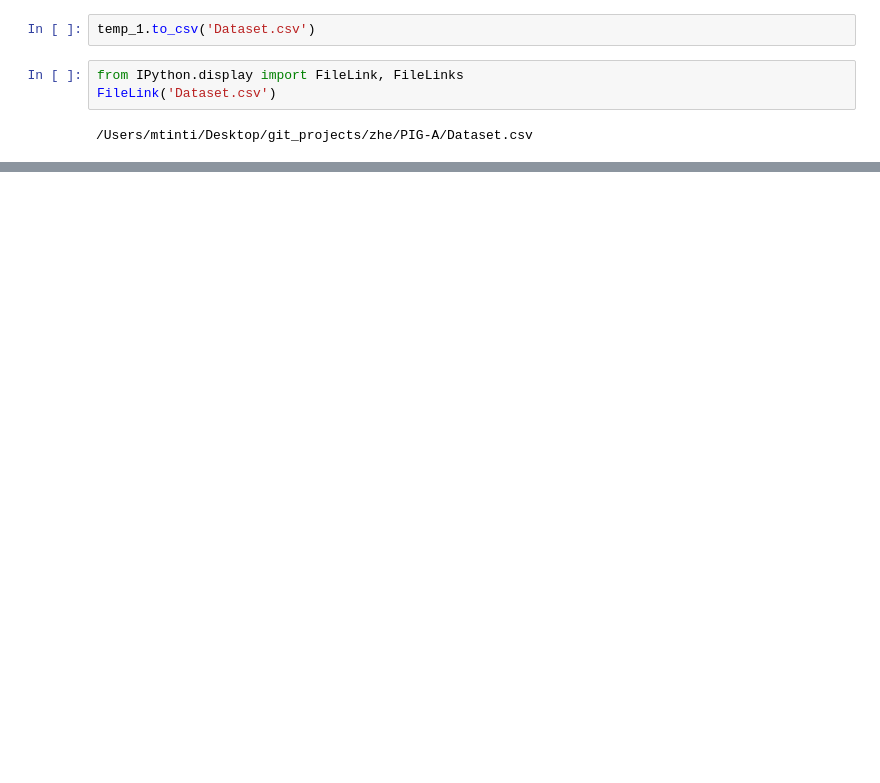
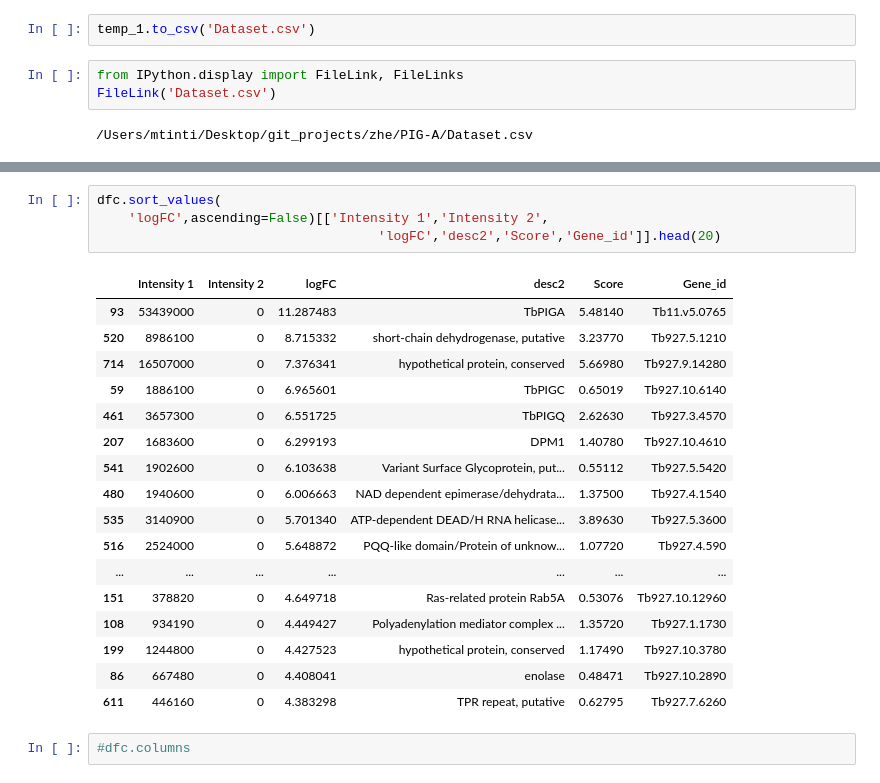
Before and after one commit to mtinti/TbGPI3, a Jupyter notebook: analysis_def.ipynb, the cells around one changed output, grey strips where cells are left out. Saved outputs shown, nothing was run; the diff lists cells and outputs as text; blank space fills up the shorter version.

```diff
--- a/analysis_def.ipynb
+++ b/analysis_def.ipynb
@@ -548,0 +608,24 @@ FileLink('Dataset.csv')
+# %%
+dfc.sort_values(
+    'logFC',ascending=False)[['Intensity 1','Intensity 2',
+                                    'logFC','desc2','Score','Gene_id']].head(20)
+# %% [output]
+|  | Intensity 1 | Intensity 2 | logFC | desc2 | Score | Gene_id |
+| 93 | 53439000 | 0 | 11.287483 | TbPIGA | 5.48140 | Tb11.v5.0765 |
+| 520 | 8986100 | 0 | 8.715332 | short-chain dehydrogenase, putative | 3.23770 | Tb927.5.1210 |
+| 714 | 16507000 | 0 | 7.376341 | hypothetical protein, conserved | 5.66980 | Tb927.9.14280 |
+| 59 | 1886100 | 0 | 6.965601 | TbPIGC | 0.65019 | Tb927.10.6140 |
+| 461 | 3657300 | 0 | 6.551725 | TbPIGQ | 2.62630 | Tb927.3.4570 |
+| 207 | 1683600 | 0 | 6.299193 | DPM1 | 1.40780 | Tb927.10.4610 |
+| 541 | 1902600 | 0 | 6.103638 | Variant Surface Glycoprotein, put... | 0.55112 | Tb927.5.5420 |
+| 480 | 1940600 | 0 | 6.006663 | NAD dependent epimerase/dehydrata... | 1.37500 | Tb927.4.1540 |
+| 535 | 3140900 | 0 | 5.701340 | ATP-dependent DEAD/H RNA helicase... | 3.89630 | Tb927.5.3600 |
+| 516 | 2524000 | 0 | 5.648872 | PQQ-like domain/Protein of unknow... | 1.07720 | Tb927.4.590 |
+| ... | ... | ... | ... | ... | ... | ... |
+| 151 | 378820 | 0 | 4.649718 | Ras-related protein Rab5A | 0.53076 | Tb927.10.12960 |
+| 108 | 934190 | 0 | 4.449427 | Polyadenylation mediator complex ... | 1.35720 | Tb927.1.1730 |
+| 199 | 1244800 | 0 | 4.427523 | hypothetical protein, conserved | 1.17490 | Tb927.10.3780 |
+| 86 | 667480 | 0 | 4.408041 | enolase | 0.48471 | Tb927.10.2890 |
+| 611 | 446160 | 0 | 4.383298 | TPR repeat, putative | 0.62795 | Tb927.7.6260 |
+# %%
+#dfc.columns
```
Also changed, not shown: parts of 18 cells of this notebook, 6 other files.
